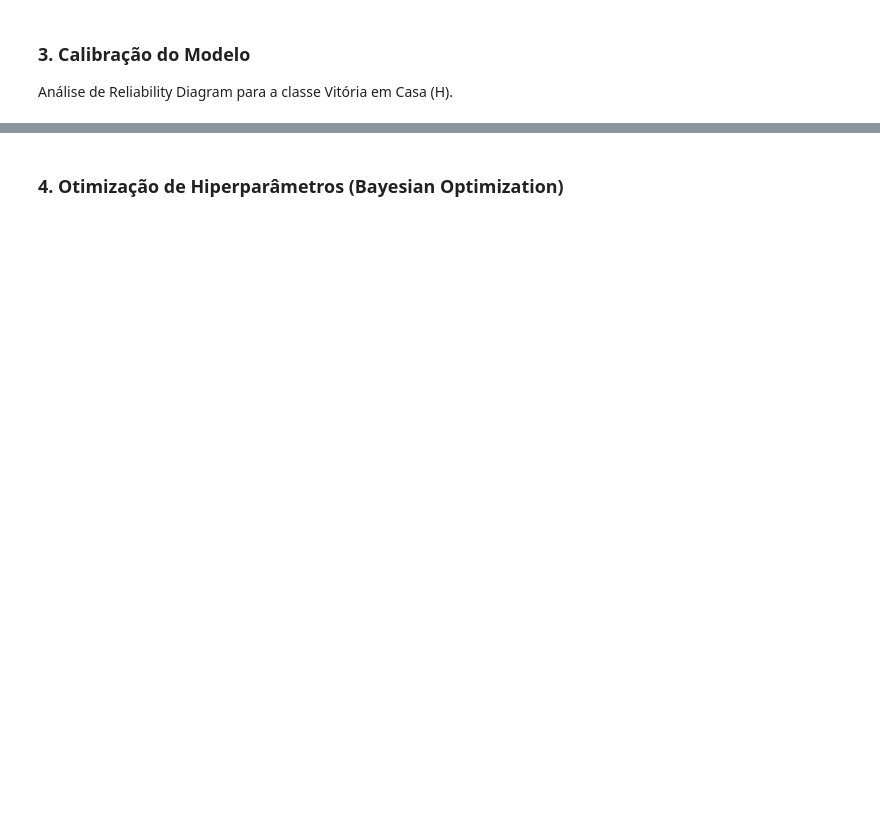
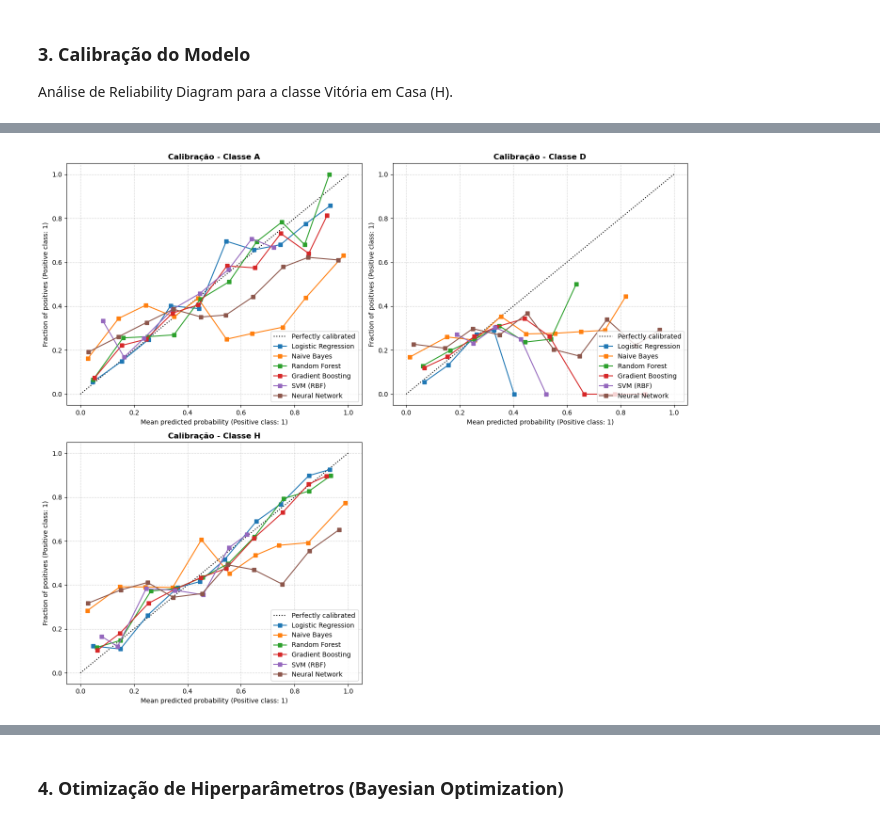
Before and after one commit to franciscamateusPt05/Modelo-Probab-listico-de-Previs-o-de-resultados-de-Futebol-liga-Portuguesa, a Jupyter notebook: projeto.ipynb, the cells around one changed output, grey strips where cells are left out. Cells and saved outputs as stored; diff of their text form; code cells hidden in the pictures; blank space fills up the shorter version.

```diff
--- a/projeto.ipynb
+++ b/projeto.ipynb
@@ -622,0 +642,55 @@ ECE (Classe 'H'): 0.2135 (Mais baixo é melhor, ~0 é calibração perfeita)
+# %%
+import matplotlib.pyplot as plt
+import numpy as np
+from sklearn.calibration import CalibrationDisplay
+
+# 1. Obter as classes disponíveis a partir do primeiro classificador
+primeiro_modelo = list(classifiers.values())[0]
+classes = primeiro_modelo.classes_
+n_classes = len(classes)
+
+cols = 2
+rows = (n_classes + 1) // 2
+fig, axes = plt.subplots(rows, cols, figsize=(14, 6 * rows))
+
+# Garantir que axes é uma lista flat (mesmo que haja apenas 1 linha)
+if n_classes > 2:
+    axes = axes.flatten()
+elif n_classes == 2:
+    axes = axes # Já é um array 1D
+else:
+    axes = [axes]
+
+# 3. Iterar sobre cada classe
+for idx, class_label in enumerate(classes):
+    ax = axes[idx]
+
+    # Binarizar o y_test para a classe atual
+    y_test_binary = (y_test == class_label).astype(int)
+
+    # Iterar sobre cada modelo e desenhar a curva na subplot atual
+    for name, clf in classifiers.items():
+        # Extrair as probabilidades da classe específica (idx)
+        y_prob = clf.predict_proba(X_test_scaled)[:, idx]
+
+        CalibrationDisplay.from_predictions(
+            y_test_binary,
+            y_prob,
+            n_bins=10,
+            name=name,
+            ax=ax
+        )
+
+    # Formatar cada subplot
+    ax.set_title(f'Calibração - Classe {class_label}', fontsize=12, fontweight='bold')
+    ax.legend(loc='lower right')
+    ax.grid(True, linestyle='--', alpha=0.5)
+
+# 4. Remover subplots vazias (caso o número de classes seja ímpar)
+for i in range(n_classes, len(axes)):
+    fig.delaxes(axes[i])
+
+plt.tight_layout()
+plt.show()
+# %% [output]
+[figure, added]
```
Also changed, not shown: parts of 32 cells of this notebook.
